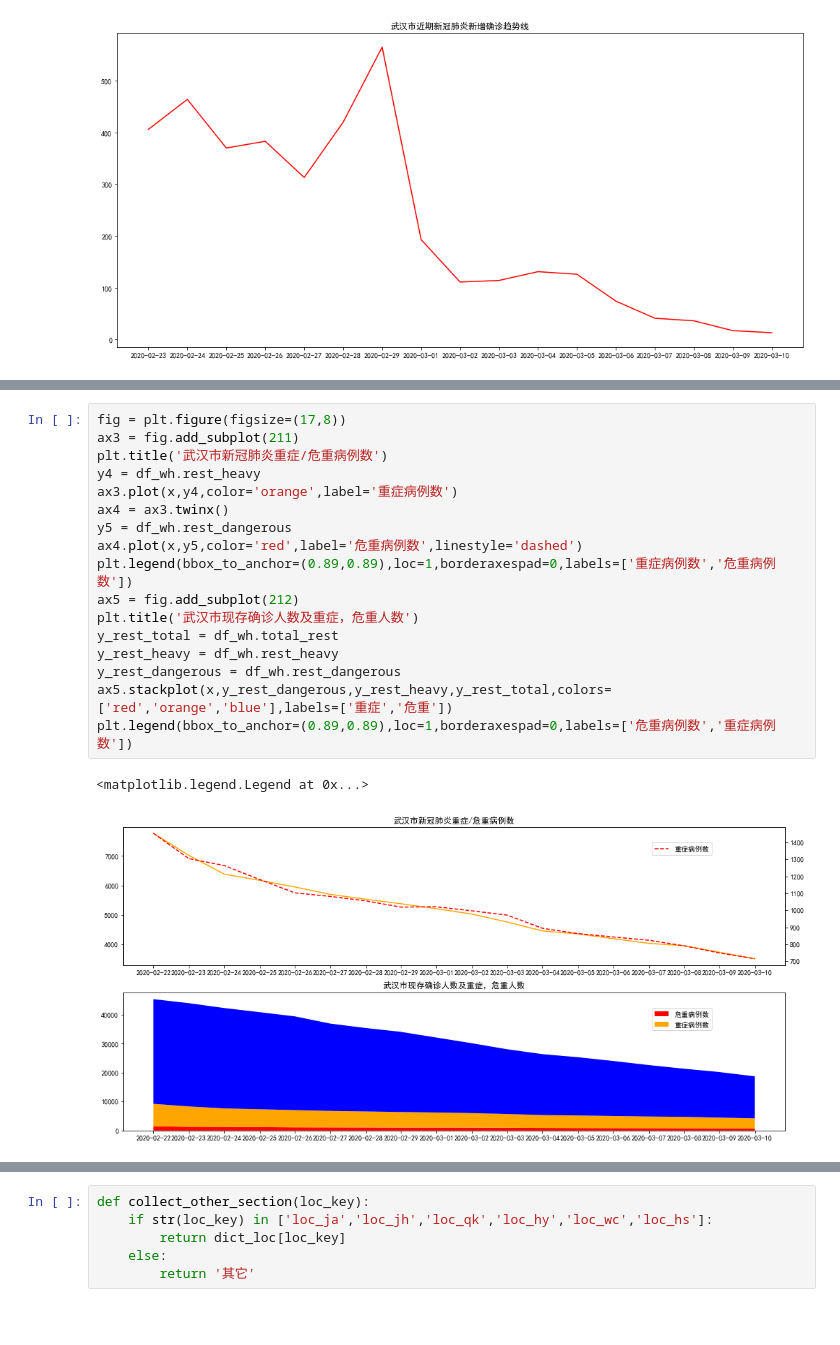
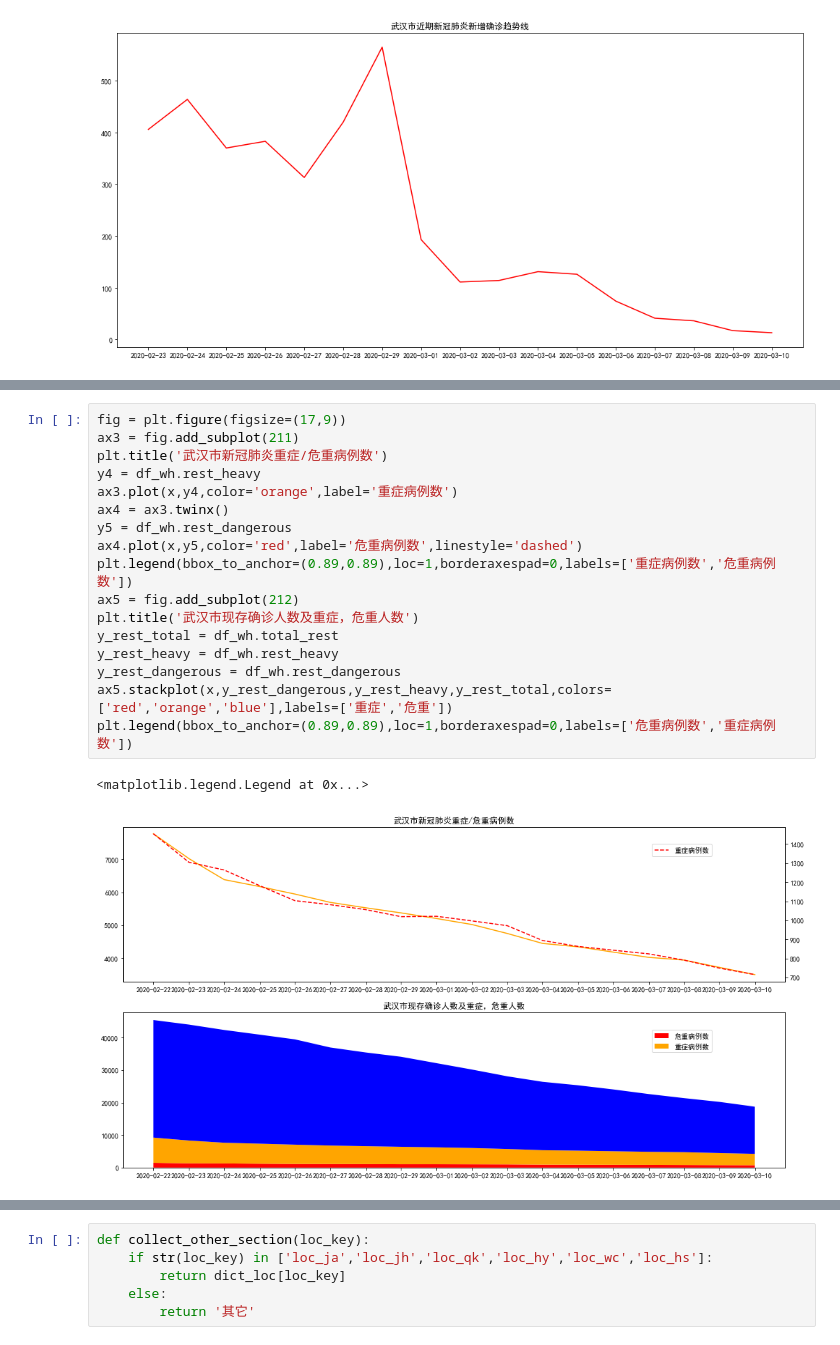
Before and after one commit to xinruigoalForTrain/StayStrongWuHan, a Jupyter notebook: trend_in_wuhan.ipynb, the cells around one changed output, grey strips where cells are left out. Saved outputs shown, nothing was run; the diff lists cells and outputs as text; blank space fills up the shorter version.

```diff
--- a/trend_in_wuhan.ipynb
+++ b/trend_in_wuhan.ipynb
@@ -647,21 +647,21 @@ plt.legend(bbox_to_anchor=(1,0),loc=3,borderaxespad=0,labels=['核酸检测-确
 # %%
-fig = plt.figure(figsize=(17,8))
+fig = plt.figure(figsize=(17,9))
 ax3 = fig.add_subplot(211)
 plt.title('武汉市新冠肺炎重症/危重病例数')
 y4 = df_wh.rest_heavy
 ax3.plot(x,y4,color='orange',label='重症病例数')
 ax4 = ax3.twinx()
 y5 = df_wh.rest_dangerous
 ax4.plot(x,y5,color='red',label='危重病例数',linestyle='dashed')
 plt.legend(bbox_to_anchor=(0.89,0.89),loc=1,borderaxespad=0,labels=['重症病例数','危重病例数'])
 ax5 = fig.add_subplot(212)
 plt.title('武汉市现存确诊人数及重症，危重人数')
 y_rest_total = df_wh.total_rest
 y_rest_heavy = df_wh.rest_heavy
 y_rest_dangerous = df_wh.rest_dangerous
 ax5.stackplot(x,y_rest_dangerous,y_rest_heavy,y_rest_total,colors=['red','orange','blue'],labels=['重症','危重'])
 plt.legend(bbox_to_anchor=(0.89,0.89),loc=1,borderaxespad=0,labels=['危重病例数','重症病例数'])
 # %% [output]
 <matplotlib.legend.Legend at 0x...>
-[figure, old version]
+[figure, new version]
 # %%
```
Also changed, not shown: parts of 4 cells of this notebook.
